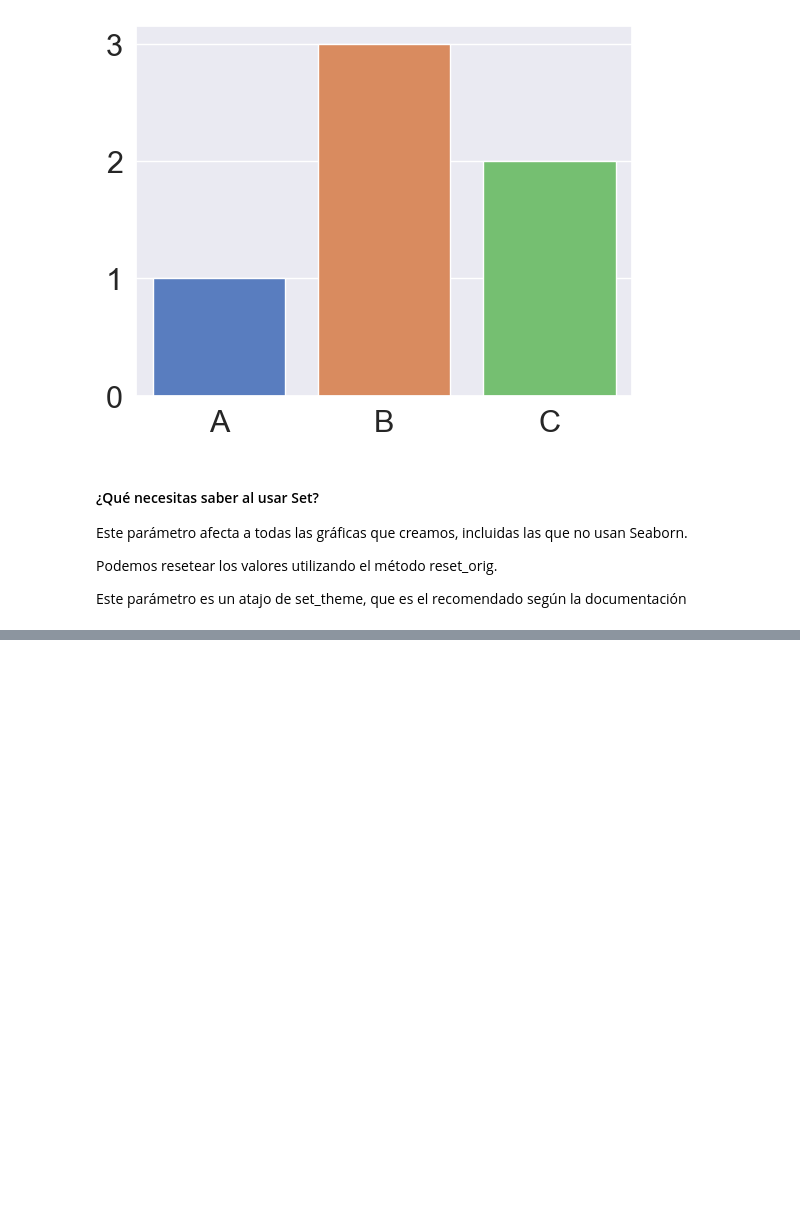
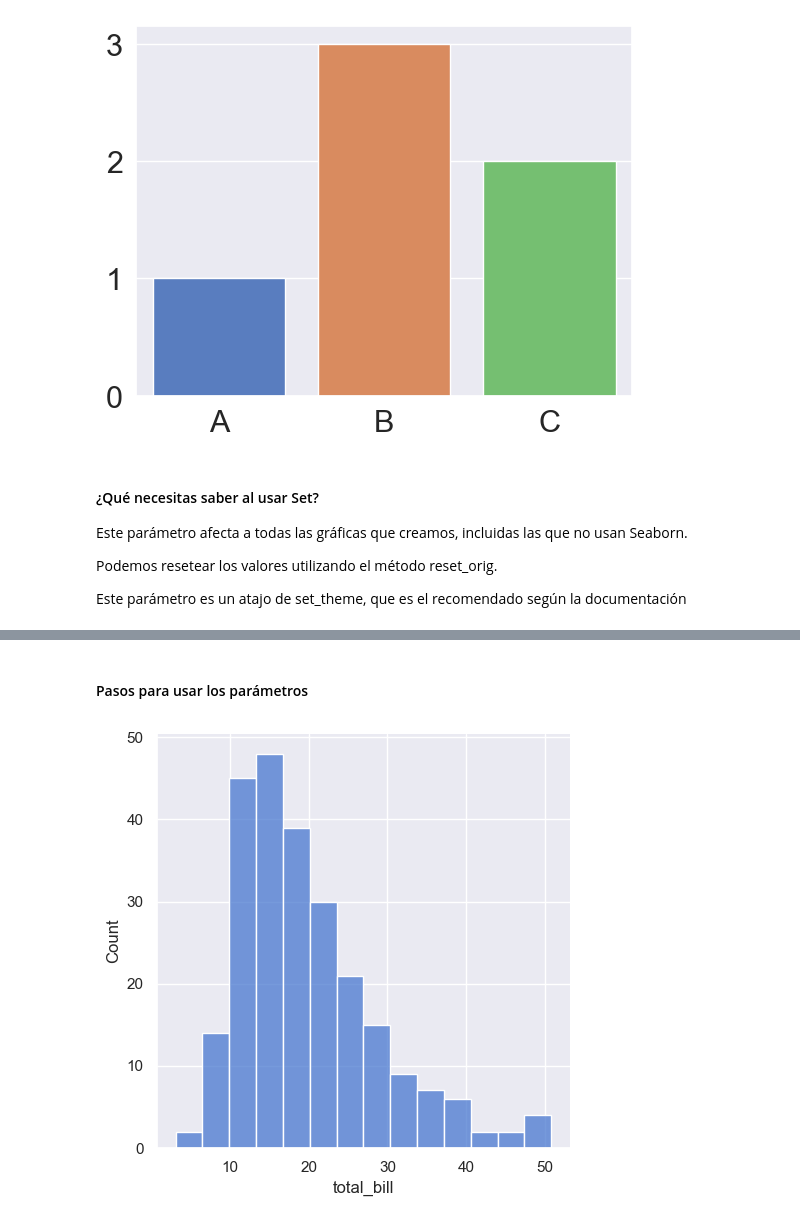
Before and after one commit to dhduartea/Curso_Visualizacion_Datos_Matplotlib_Seaborn, a Jupyter notebook: matplot_seaborn.ipynb, the cells around one changed output, grey strips where cells are left out. Cells and saved outputs as stored; diff of their text form; code cells hidden in the pictures; blank space fills up the shorter version.

Commit message:
Finalización de Seaborn y del curso :)

```diff
--- a/matplot_seaborn.ipynb
+++ b/matplot_seaborn.ipynb
@@ -582,6 +463,10 @@ sns.barplot(x=['A','B','C'], y=[1,3,2])
 plt.show()
 # %% [output]
 [figure]
+# %%
+sns.set(style='darkgrid',       #Se cambia el tema general de la paleta
+        palette='muted',        #Se cambia la paleta de colores
+        font="sans-serif", font_scale=1)
 # %% [markdown]
 #### ¿Qué necesitas saber al usar Set?
 Este parámetro afecta a todas las gráficas que creamos, incluidas las que no usan Seaborn.
@@ -591,0 +480,3 @@ Este parámetro es un atajo de set_theme, que es el recomendado según la docume
+# %%
+tips = sns.load_dataset('tips') # Dataset de seaborn
+tips
@@ -591,0 +497,6 @@ Este parámetro es un atajo de set_theme, que es el recomendado según la docume
+# %% [markdown]
+#### Pasos para usar los parámetros
+# %%
+sns.displot(data= tips, x= 'total_bill');
+# %% [output]
+[figure, added]
```
Also changed, not shown: parts of 118 cells of this notebook.
